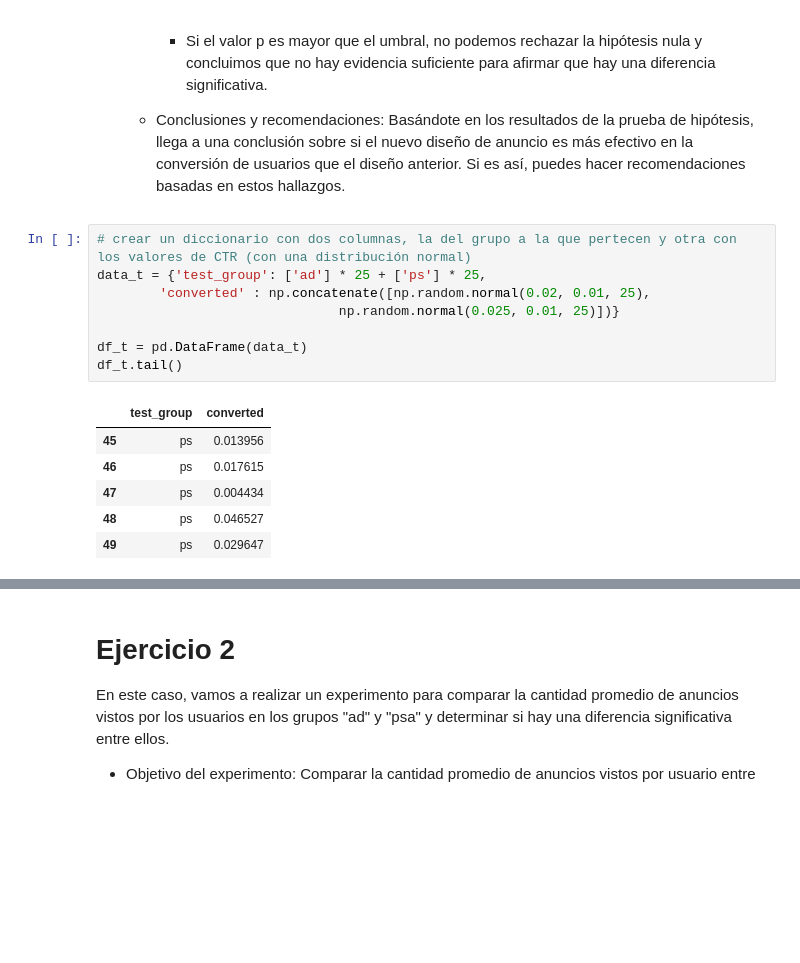
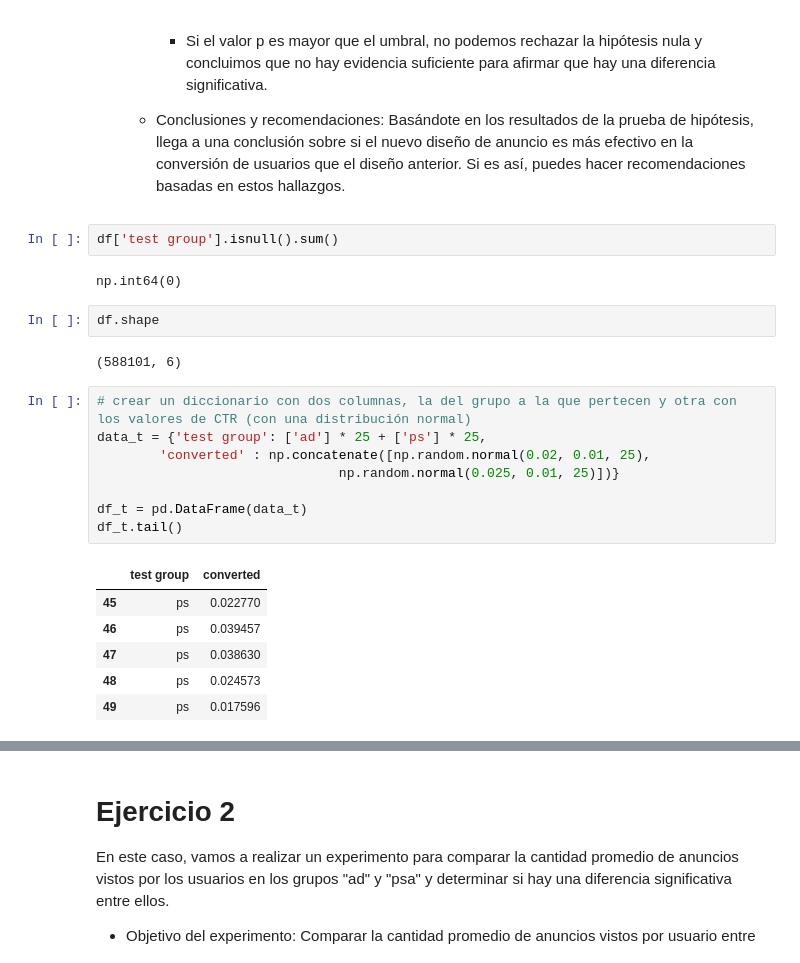
Before and after one commit to Aniitaa7/pairprogramming-mod-3-ANA_YOLANDA, a Jupyter notebook: 4-testing-pairprogramming-mod-3-ANA_YOLANDA.ipynb, the cells around one changed output, grey strips where cells are left out. Drawn from its saved outputs; the diff is of its cells as text; blank space fills up the shorter version.

```diff
--- a/4-testing-pairprogramming-mod-3-ANA_YOLANDA.ipynb
+++ b/4-testing-pairprogramming-mod-3-ANA_YOLANDA.ipynb
@@ -85,18 +95,26 @@ Supongamos que estamos realizando un experimento para determinar si un nuevo dis
        - Si el valor p es mayor que el umbral, no podemos rechazar la hipótesis nula y concluimos que no hay evidencia suficiente para afirmar que hay una diferencia significativa.
 
      - Conclusiones y recomendaciones: Basándote en los resultados de la prueba de hipótesis, llega a una conclusión sobre si el nuevo diseño de anuncio es más efectivo en la conversión de usuarios que el diseño anterior. Si es así, puedes hacer recomendaciones basadas en estos hallazgos.
+# %%
+df['test group'].isnull().sum()
+# %% [output]
+np.int64(0)
+# %%
+df.shape
+# %% [output]
+(588101, 6)
 # %%
 # crear un diccionario con dos columnas, la del grupo a la que pertecen y otra con los valores de CTR (con una distribución normal)
-data_t = {'test_group': ['ad'] * 25 + ['ps'] * 25,
+data_t = {'test group': ['ad'] * 25 + ['ps'] * 25,
         'converted' : np.concatenate([np.random.normal(0.02, 0.01, 25),
                                np.random.normal(0.025, 0.01, 25)])}
 
 df_t = pd.DataFrame(data_t)
 df_t.tail()
 # %% [output]
-|  | test_group | converted |
-| 45 | ps | 0.013956 |
-| 46 | ps | 0.017615 |
-| 47 | ps | 0.004434 |
-| 48 | ps | 0.046527 |
-| 49 | ps | 0.029647 |
+|  | test group | converted |
+| 45 | ps | 0.022770 |
+| 46 | ps | 0.039457 |
+| 47 | ps | 0.038630 |
+| 48 | ps | 0.024573 |
+| 49 | ps | 0.017596 |
```
Also changed, not shown: parts of 9 cells of this notebook.
